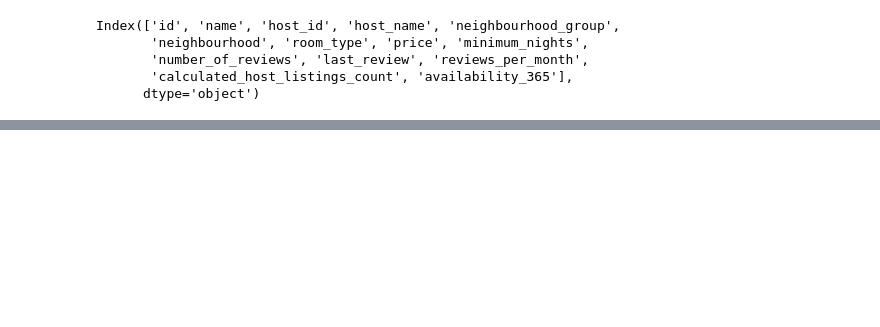
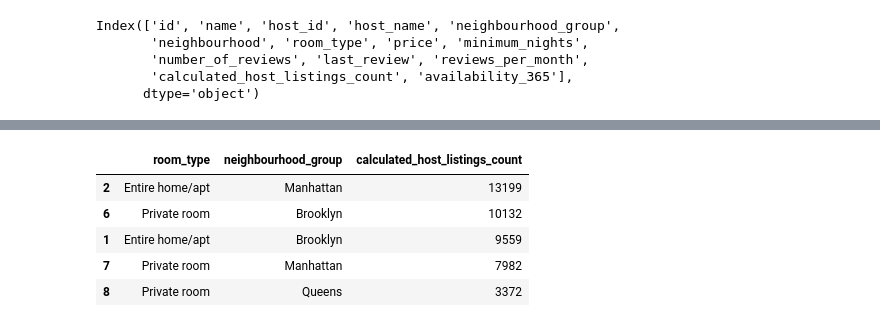
Before and after one commit to iamnaveenk/EDA_project_Airbnb, a Jupyter notebook: EDA_project_airbnb.ipynb, the cells around one changed output, grey strips where cells are left out. Cells and saved outputs as stored; diff of their text form; code cells hidden in the pictures; blank space fills up the shorter version.

```diff
--- a/EDA_project_airbnb.ipynb
+++ b/EDA_project_airbnb.ipynb
@@ -206,0 +283,9 @@ data.shape
+# %%
+host_areas1.sort_values(by='calculated_host_listings_count',ascending=False).head(5)
+# %% [output]
+|  | room_type | neighbourhood_group | calculated_host_listings_count |
+| 2 | Entire home/apt | Manhattan | 13199 |
+| 6 | Private room | Brooklyn | 10132 |
+| 1 | Entire home/apt | Brooklyn | 9559 |
+| 7 | Private room | Manhattan | 7982 |
+| 8 | Private room | Queens | 3372 |
```
Also changed, not shown: parts of 22 cells of this notebook.
